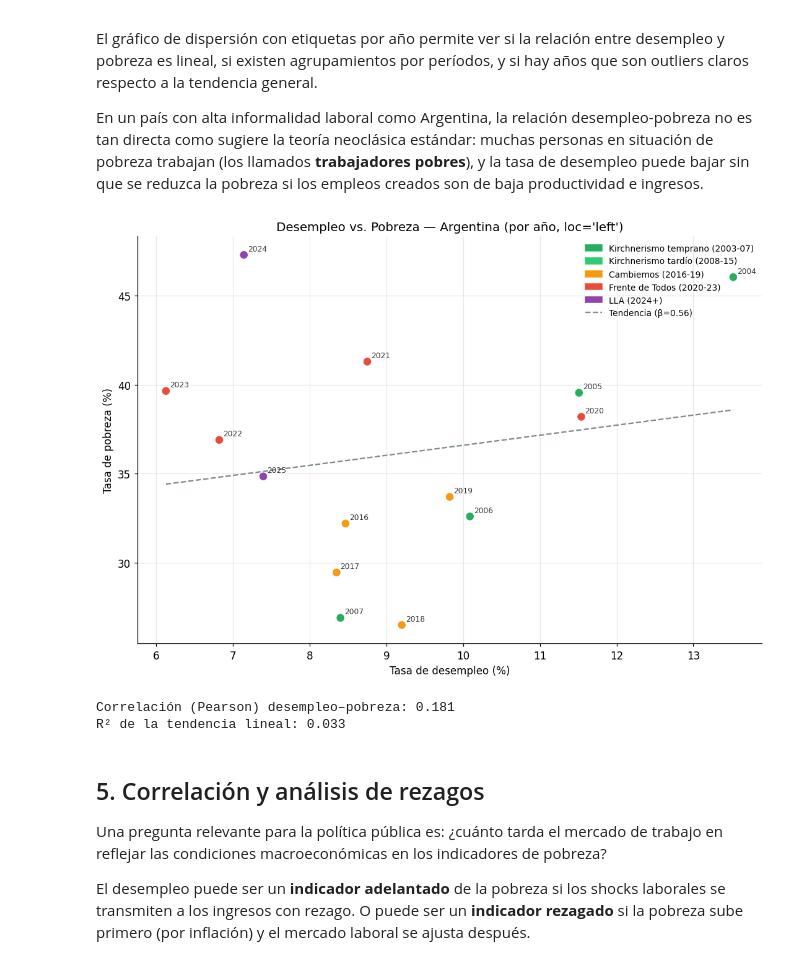
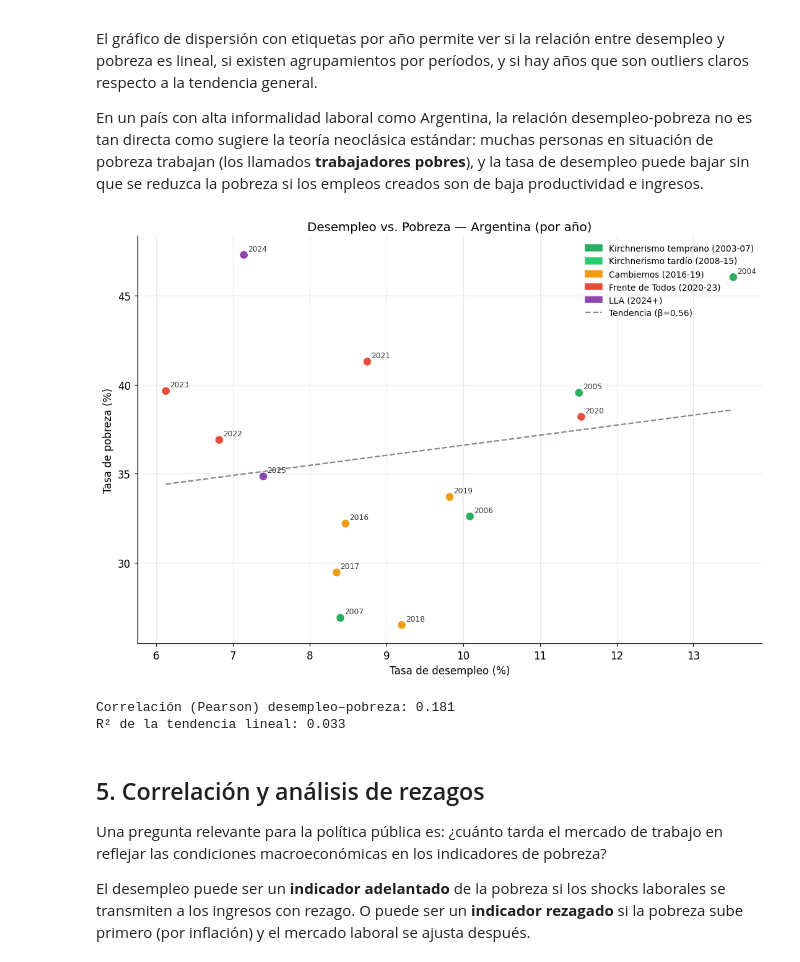
Before and after one commit to dbrisaro/Python-y-Politicas-Publicas---Risaro, a Jupyter notebook: M02_C02_Mercado_Laboral_Pobreza.ipynb, the cells around one changed output. Cells and saved outputs as stored; diff of their text form; code cells hidden in the pictures.

```diff
--- a/M02_C02_Mercado_Laboral_Pobreza.ipynb
+++ b/M02_C02_Mercado_Laboral_Pobreza.ipynb
@@ -352,35 +352,35 @@ poly = np.poly1d(coef)
 x_line = np.linspace(x[mask].min(), x[mask].max(), 100)
 ax.plot(x_line, poly(x_line), "--", color="#7f8c8d", linewidth=1.5,
         label=f"Tendencia lineal (β = {coef[0]:.2f})")
 
 # Leyenda de períodos
 periodos = [
     ("#27ae60", "Kirchnerismo temprano (2003-07)"),
     ("#2ecc71", "Kirchnerismo tardío (2008-15)"),
     ("#f39c12", "Cambiemos (2016-19)"),
     ("#e74c3c", "Frente de Todos (2020-23)"),
     ("#8e44ad", "LLA (2024+)"),
 ]
 handles = [mpatches.Patch(color=c, label=l) for c, l in periodos]
 handles.append(plt.Line2D([0], [0], linestyle="--", color="#7f8c8d",
                            label=f"Tendencia (β={coef[0]:.2f})"))
 ax.legend(handles=handles, fontsize=9, loc="upper right", frameon=False)
 
 ax.set_xlabel("Tasa de desempleo (%)", fontsize=11)
 ax.set_ylabel("Tasa de pobreza (%)", fontsize=11)
-ax.set_title("Desempleo vs. Pobreza — Argentina (por año, loc='left')",
+ax.set_title("Desempleo vs. Pobreza — Argentina (por año)",
              fontsize=13)
 
 plt.tight_layout()
 plt.savefig("scatter_desempleo_pobreza.png", bbox_inches="tight", dpi=150)
 plt.show()
 
 # Correlación
 corr = df_anual[["desempleo", "pobreza"]].corr().loc["desempleo", "pobreza"]
 print(f"\nCorrelación (Pearson) desempleo–pobreza: {corr:.3f}")
 print(f"R² de la tendencia lineal: {corr**2:.3f}")
 # %% [output]
-[figure, old version]
+[figure, new version]
 Correlación (Pearson) desempleo–pobreza: 0.181
 R² de la tendencia lineal: 0.033
 # %% [markdown]
```
Also changed, not shown: parts of 2 cells of this notebook, 15 other files.
